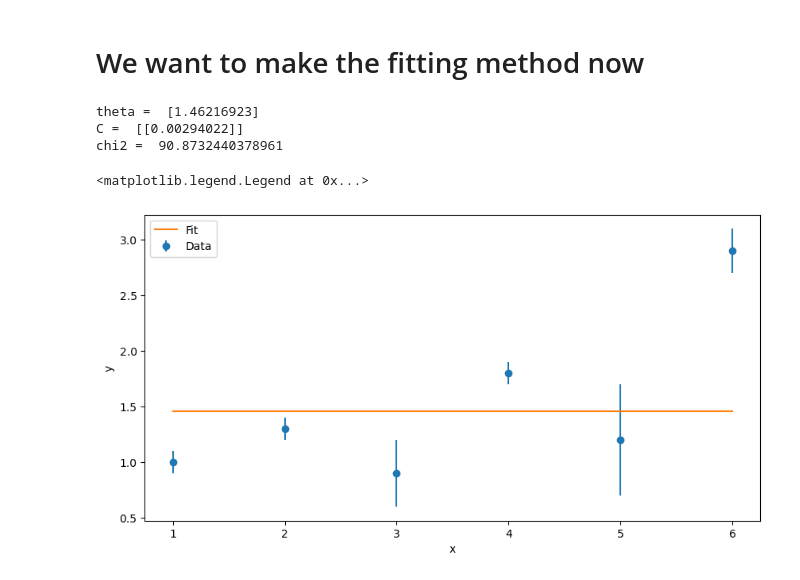
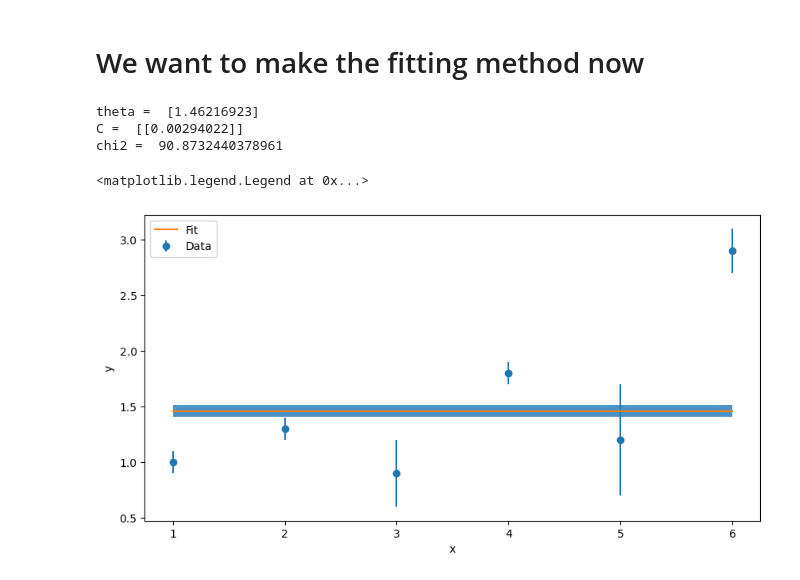
Before and after one commit to gl626qf/advanced_dataanalysis, a Jupyter notebook: chapters/1-fundamentalPy/week5/chi2.ipynb, the cells around one changed output. Saved outputs shown, nothing was run; the diff lists cells and outputs as text; code cells hidden in the pictures.

```diff
--- a/chapters/1-fundamentalPy/week5/chi2.ipynb
+++ b/chapters/1-fundamentalPy/week5/chi2.ipynb
@@ -28,32 +28,47 @@ A = np.ones((len(xs), 1))
 V = np.diag(ys_err**2)
 V_inv = np.linalg.inv(V)
 
 # Normal equation
 A_T = A.T
 A_T_V_inv = np.matmul(A_T, V_inv)
 A_T_V_inv_A = np.matmul(A_T_V_inv, A)
 A_T_V_inv_y = np.matmul(A_T_V_inv, ys)
 theta = np.linalg.solve(A_T_V_inv_A, A_T_V_inv_y)
 print('theta = ', theta)
 
 # Covariance matrix
 C = np.linalg.inv(A_T_V_inv_A)
 print('C = ', C)
 
 # Chi-square
 chi2 = np.matmul(np.matmul((ys - np.matmul(A, theta)).T, V_inv), (ys - np.matmul(A, theta)))
 print('chi2 = ', chi2)
 
-# Plot the fit
+
+
+
+
+# Want to fill between the two lines
 plt.figure(figsize = (10, 5))
 plt.errorbar(xs, ys, yerr=ys_err, fmt='o', label='Data')
 plt.plot(xs, np.matmul(A, theta), label='Fit')
+plt.fill_between(xs, np.matmul(A, theta) + np.sqrt(np.diag(C)), np.matmul(A, theta) - np.sqrt(np.diag(C)), alpha=0.8)
 plt.xlabel('x')
 plt.ylabel('y')
 plt.legend()
+
+
+
+# # Plot the fit
+# plt.figure(figsize = (10, 5))
+# plt.errorbar(xs, ys, yerr=ys_err, fmt='o', label='Data')
+# plt.plot(xs, np.matmul(A, theta), label='Fit')
+# plt.xlabel('x')
+# plt.ylabel('y')
+# plt.legend()
 # %% [output]
 theta =  [1.46216923]
 C =  [[0.00294022]]
 chi2 =  90.8732440378961
 <matplotlib.legend.Legend at 0x...>
-[figure, old version]
+[figure, new version]
```
Also changed, not shown: parts of 4 cells of this notebook, 6 other files.
